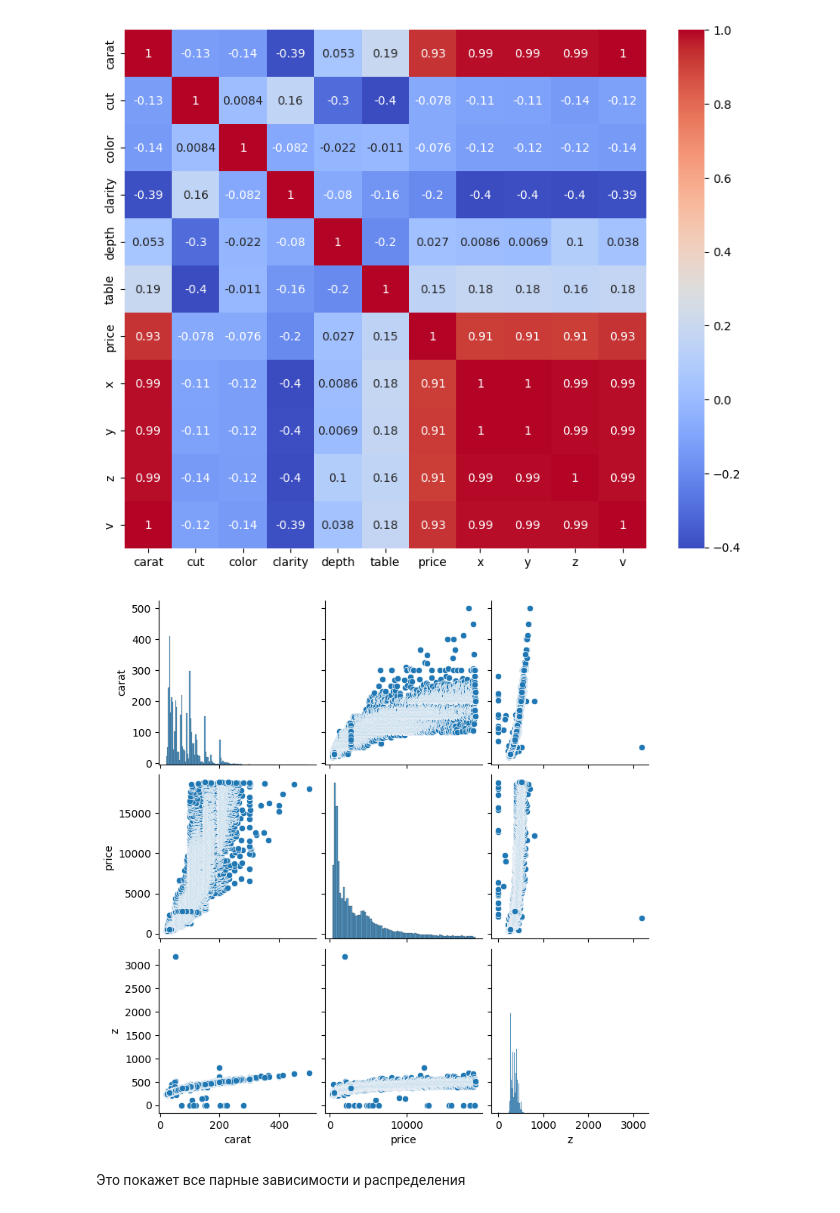
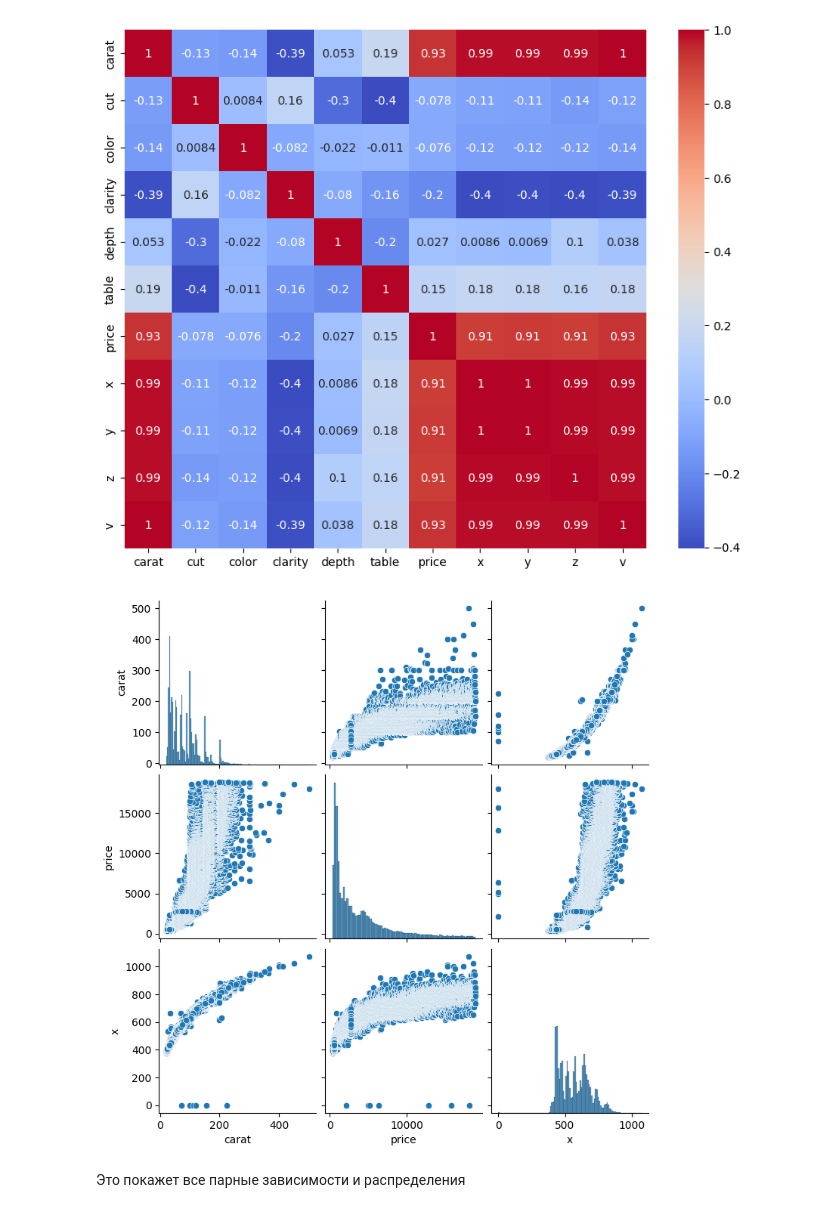
Before and after one commit to TimeFixer/OMGTUSem4, a Jupyter notebook: ML/!1.ipynb, the cells around one changed output. Cells and saved outputs as stored; diff of their text form; code cells hidden in the pictures.

```diff
--- a/ML/!1.ipynb
+++ b/ML/!1.ipynb
@@ -429,10 +429,10 @@ plt.show()
 # %% [output]
 [figure]
 # %%
-sns.pairplot(data[['carat', 'price', 'z']])
+sns.pairplot(data[['carat', 'price', 'x']])
 plt.show()
 # %% [output]
-[figure, old version]
+[figure, new version]
 # %% [markdown]
 Это покажет все парные зависимости и распределения
 # %%
```
Also changed, not shown: 2 other files.
